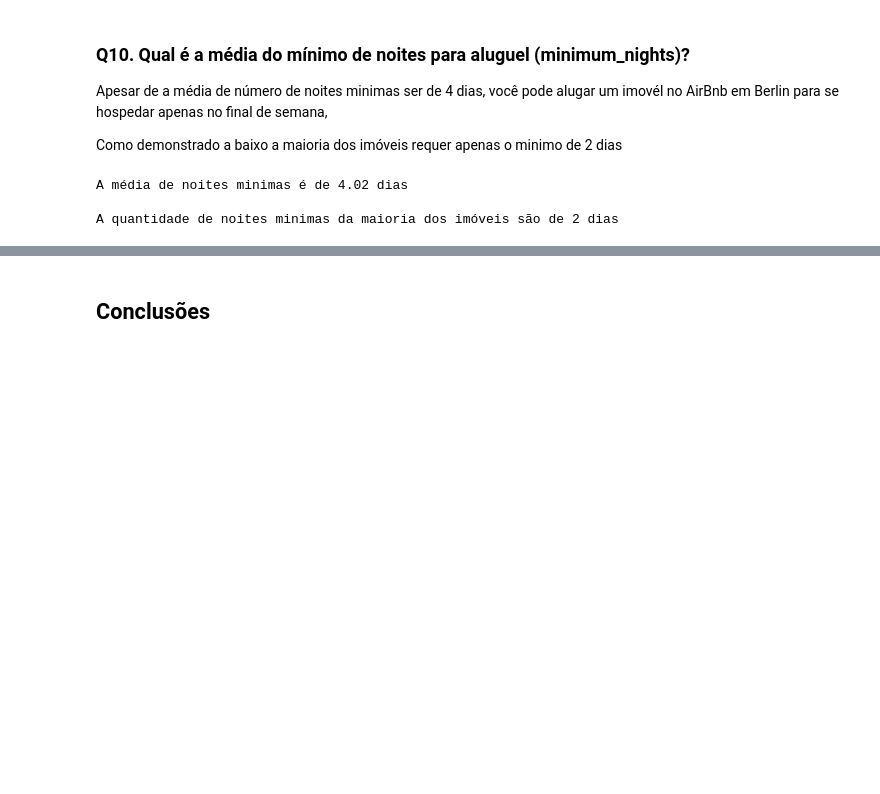
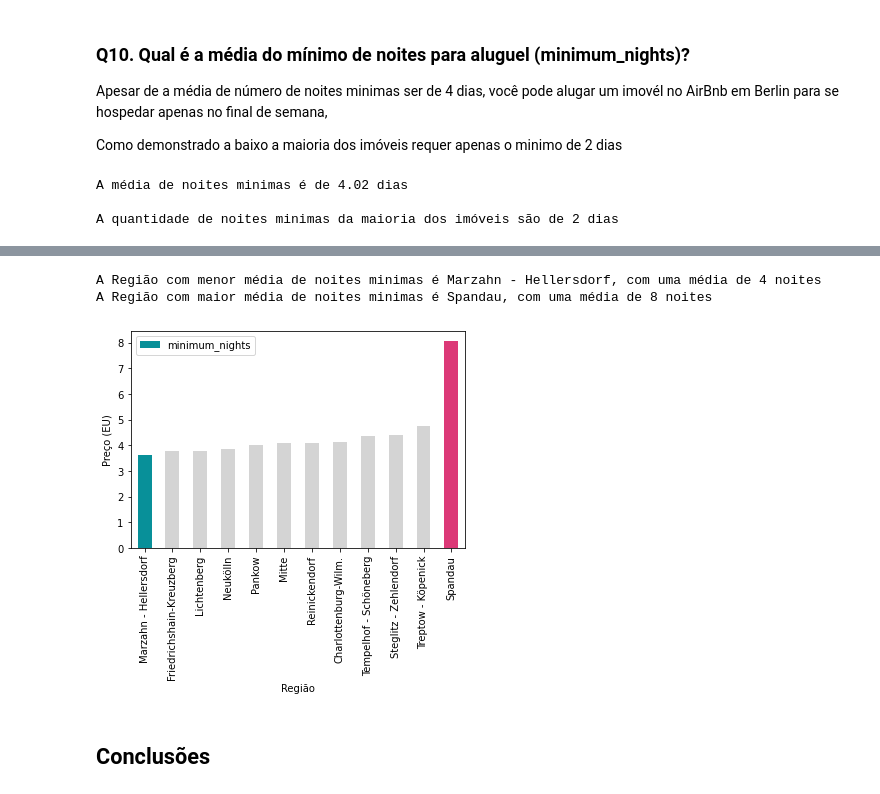
Before and after one commit to caiobellezi/Analise_AirBnB_Berlin, a Jupyter notebook: Analisando_os_Dados_do_Airbnb_Berlin.ipynb, the cells around one changed output, grey strips where cells are left out. Saved outputs shown, nothing was run; the diff lists cells and outputs as text; code cells hidden in the pictures; blank space fills up the shorter version.

```diff
--- a/Analisando_os_Dados_do_Airbnb_Berlin.ipynb
+++ b/Analisando_os_Dados_do_Airbnb_Berlin.ipynb
@@ -345,0 +379,3 @@ A quantidade de noites minimas da maioria dos imóveis são de 2 dias
+# %%
+min_night_agg = regiao_agg.minimum_nights.mean().sort_values(by='minimum_nights')
+min_night_agg
@@ -346,3 +396,16 @@ A quantidade de noites minimas da maioria dos imóveis são de 2 dias
+# %%
+neutra = '#d4d4d4'
+colors=['#089099', neutra , neutra, neutra, neutra, neutra, neutra , neutra, neutra, neutra, neutra,'#DC3977']
+plot= min_night_agg.plot(color=colors, kind='bar', x='neighbourhood_group', y='minimum_nights')
+plot.set_xlabel('Região');
+plot.set_ylabel('Preço (EU)');
+
+print('A Região com menor média de noites minimas é {}, com uma média de {} noites'.format(min_night_agg.iloc[0,0],int(round(min_night_agg.iloc[0,1],0))))
+print('A Região com maior média de noites minimas é {}, com uma média de {} noites'.format(min_night_agg.iloc[-1,0],int(round(min_night_agg.iloc[-1,1],0))))
+# %% [output]
+A Região com menor média de noites minimas é Marzahn - Hellersdorf, com uma média de 4 noites
+A Região com maior média de noites minimas é Spandau, com uma média de 8 noites
+[figure, added]
 # %% [markdown]
 
 ## Conclusões
```
Also changed, not shown: parts of 26 cells of this notebook.
